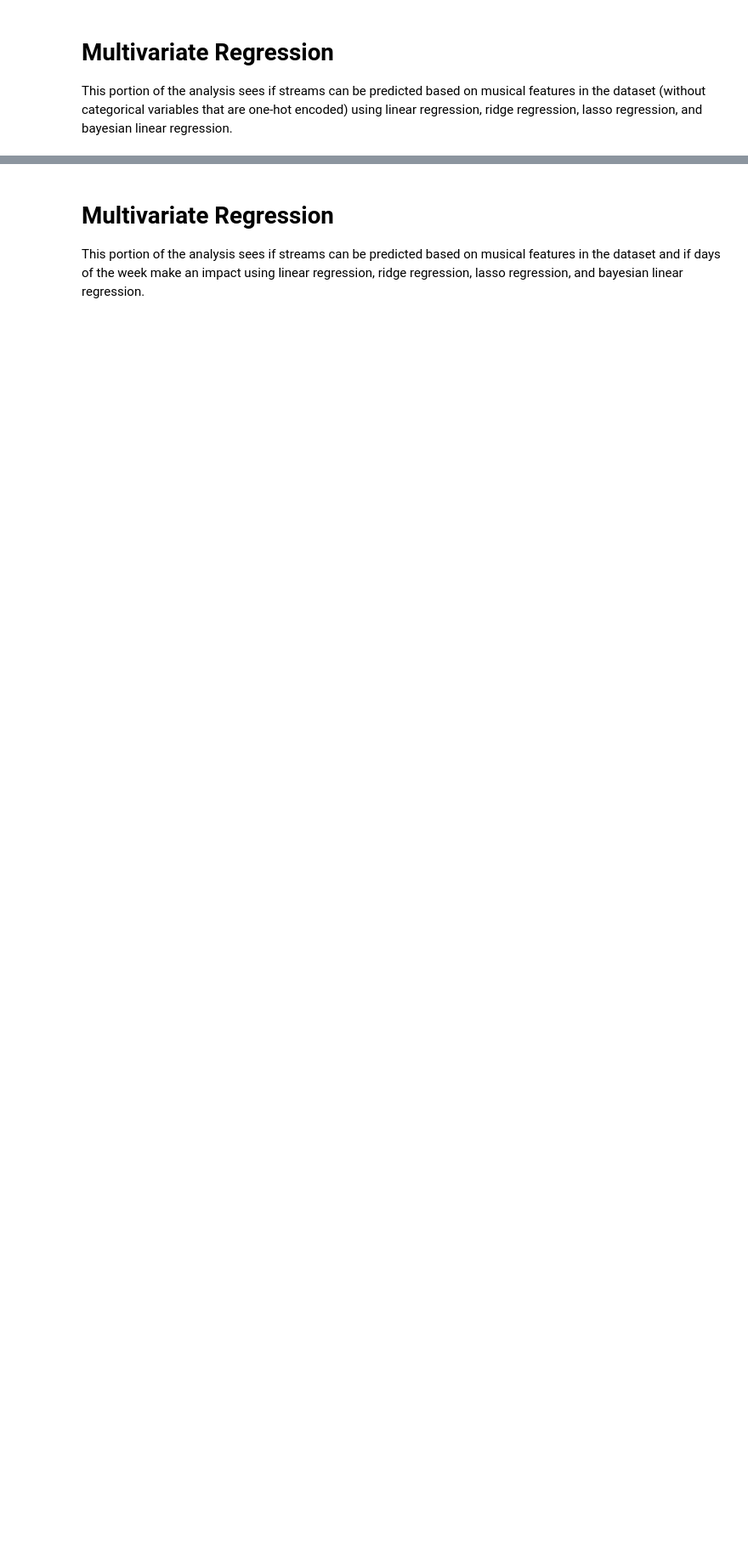
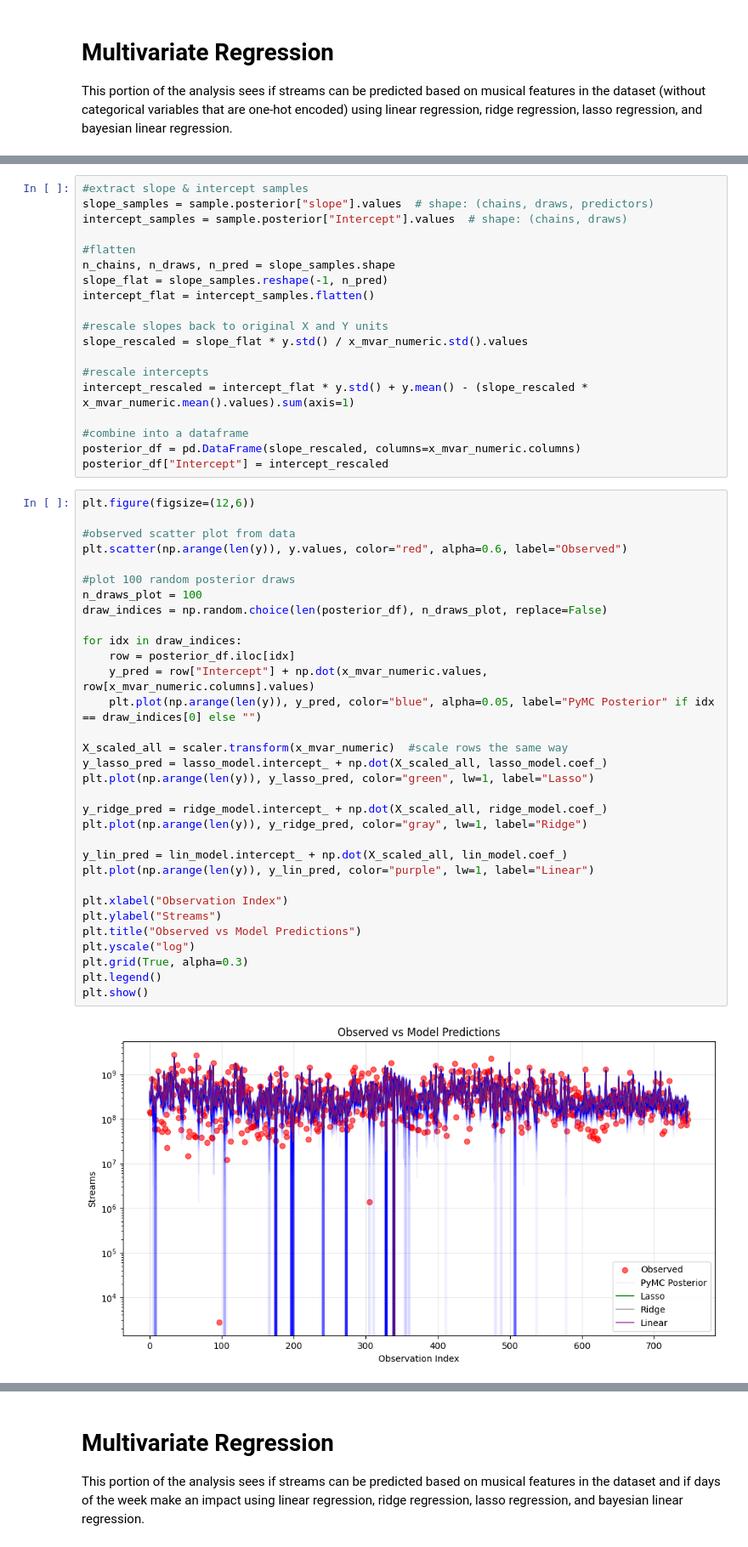
Before and after one commit to bottleyearold/Probabilistic-Machine-Learning-Football-Project, a Jupyter notebook: project_code.ipynb, the cells around one changed output, grey strips where cells are left out. Shown at 85% size. Cells and saved outputs as stored; diff of their text form; blank space fills up the shorter version.

```diff
--- a/project_code.ipynb
+++ b/project_code.ipynb
@@ -333,0 +597,53 @@ This portion of the analysis sees if streams can be predicted based on musical f
+# %%
+#extract slope & intercept samples
+slope_samples = sample.posterior["slope"].values  # shape: (chains, draws, predictors)
+intercept_samples = sample.posterior["Intercept"].values  # shape: (chains, draws)
+
+#flatten
+n_chains, n_draws, n_pred = slope_samples.shape
+slope_flat = slope_samples.reshape(-1, n_pred)
+intercept_flat = intercept_samples.flatten()
+
+#rescale slopes back to original X and Y units
+slope_rescaled = slope_flat * y.std() / x_mvar_numeric.std().values
+
+#rescale intercepts
+intercept_rescaled = intercept_flat * y.std() + y.mean() - (slope_rescaled * x_mvar_numeric.mean().values).sum(axis=1)
+
+#combine into a dataframe
+posterior_df = pd.DataFrame(slope_rescaled, columns=x_mvar_numeric.columns)
+posterior_df["Intercept"] = intercept_rescaled
+# %%
+plt.figure(figsize=(12,6))
+
+#observed scatter plot from data
+plt.scatter(np.arange(len(y)), y.values, color="red", alpha=0.6, label="Observed")
+
+#plot 100 random posterior draws
+n_draws_plot = 100
+draw_indices = np.random.choice(len(posterior_df), n_draws_plot, replace=False)
+
+for idx in draw_indices:
+    row = posterior_df.iloc[idx]
+    y_pred = row["Intercept"] + np.dot(x_mvar_numeric.values, row[x_mvar_numeric.columns].values)
+    plt.plot(np.arange(len(y)), y_pred, color="blue", alpha=0.05, label="PyMC Posterior" if idx == draw_indices[0] else "")
+
+X_scaled_all = scaler.transform(x_mvar_numeric)  #scale rows the same way
+y_lasso_pred = lasso_model.intercept_ + np.dot(X_scaled_all, lasso_model.coef_)
+plt.plot(np.arange(len(y)), y_lasso_pred, color="green", lw=1, label="Lasso")
+
+y_ridge_pred = ridge_model.intercept_ + np.dot(X_scaled_all, ridge_model.coef_)
+plt.plot(np.arange(len(y)), y_ridge_pred, color="gray", lw=1, label="Ridge")
+
+y_lin_pred = lin_model.intercept_ + np.dot(X_scaled_all, lin_model.coef_)
+plt.plot(np.arange(len(y)), y_lin_pred, color="purple", lw=1, label="Linear")
+
+plt.xlabel("Observation Index")
+plt.ylabel("Streams")
+plt.title("Observed vs Model Predictions")
+plt.yscale("log")
+plt.grid(True, alpha=0.3)
+plt.legend()
+plt.show()
+# %% [output]
+[figure, added]
```
Also changed, not shown: parts of 22 cells of this notebook.
